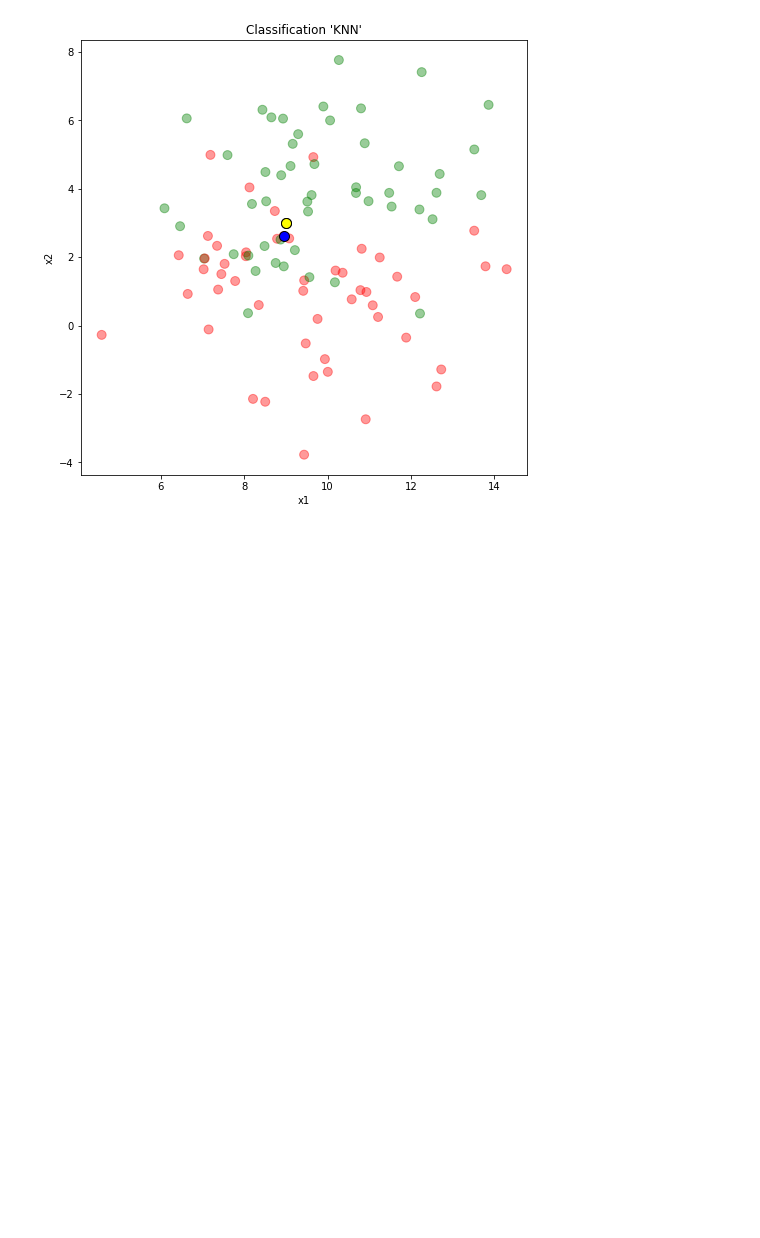
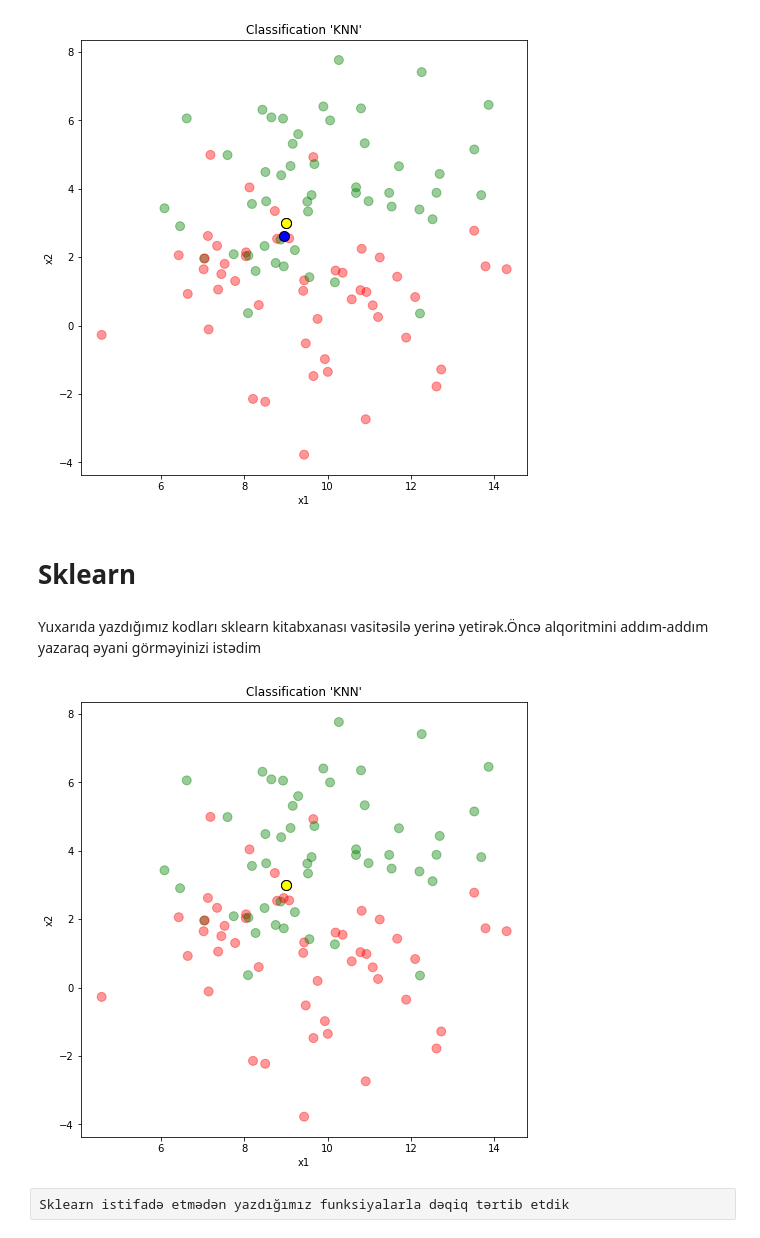
Before and after one commit to RashadGarayev/MachineLearningAZ, a Jupyter notebook: MachineLearningAz/Algorithm.ipynb, the cells around one changed output. Cells and saved outputs as stored; diff of their text form; code cells hidden in the pictures; blank space fills up the shorter version.

```diff
--- a/MachineLearningAz/Algorithm.ipynb
+++ b/MachineLearningAz/Algorithm.ipynb
@@ -199,3 +201,18 @@ y_new = PredictClass(new_data, X, y)
 PlotPoints(X, y, new_data=new_data, new_prediction=[y_new], nearest_points=X[[minID]])
 # %% [output]
 [figure]
+# %% [markdown]
+# Sklearn
+# %% [markdown]
+Yuxarıda yazdığımız kodları sklearn kitabxanası vasitəsilə yerinə yetirək.Öncə alqoritmini addım-addım yazaraq əyani görməyinizi istədim
+# %%
+from sklearn.neighbors import KNeighborsClassifier
+knn = KNeighborsClassifier(n_neighbors=1) #K - parametrini bir olaraq seçdik.
+knn.fit(X, y)
+y_pred = knn.predict(new_data)
+# %%
+PlotPoints(X,y,new_data=new_data,new_prediction=[y_pred])
+# %% [output]
+[figure, added]
+# %% [raw]
+Sklearn istifadə etmədən yazdığımız funksiyalarla dəqiq tərtib etdik
```
Also changed, not shown: parts of 10 cells of this notebook.
